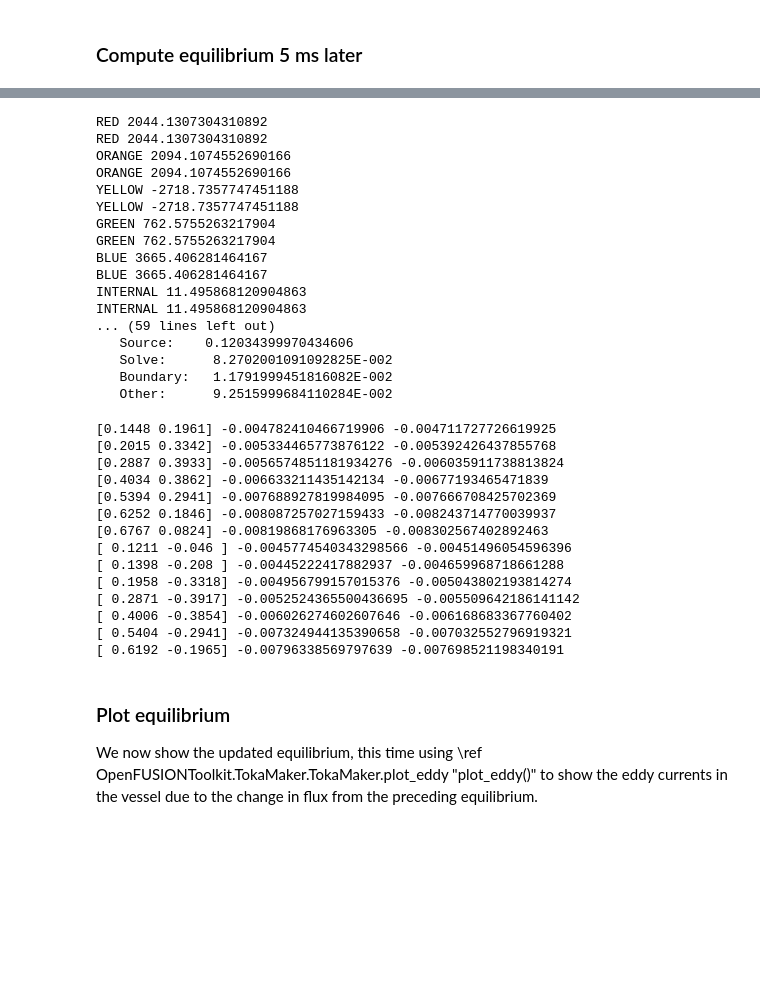
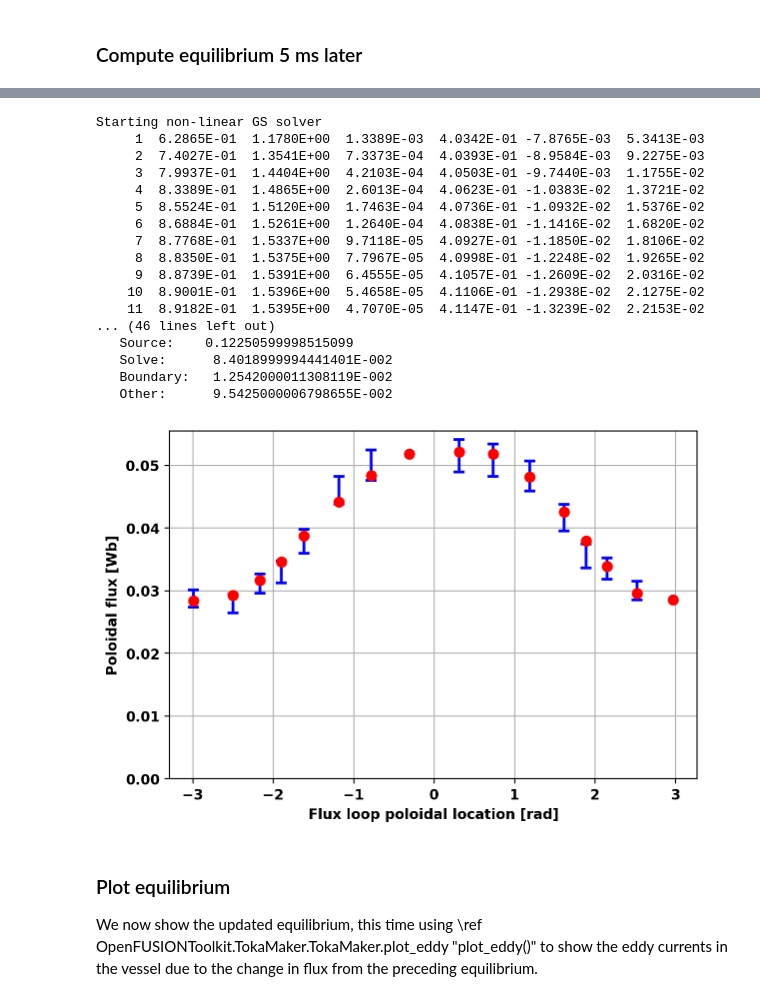
Before and after one commit to hansec/OpenFUSIONToolkit, a Jupyter notebook: src/examples/TokaMaker/LTX/LTX_recon_ex.ipynb, the cells around one changed output, grey strips where cells are left out. Cells and saved outputs as stored; diff of their text form; code cells hidden in the pictures; blank space fills up the shorter version.

Commit message:
Update coil fitting to include adjustable error bars

```diff
--- a/src/examples/TokaMaker/LTX/LTX_recon_ex.ipynb
+++ b/src/examples/TokaMaker/LTX/LTX_recon_ex.ipynb
@@ -217,7 +218,6 @@ coil_reg_weights[-1] = 1.E2
 for name, coil in mygs.coil_sets.items():
     if name[-1] == 'U' or name[-1] == 'L':
         name = name[:-1]
-    print(name,exp_data['coils'][name.lower()])
     coil_reg_targets[coil['id']] = -exp_data['coils'][name.lower()]
 
 # Pass regularization terms to TokaMaker
@@ -234,44 +234,40 @@ mygs.update_settings()
 # Compute initial equilibrium
 err_flag = mygs.solve()
 # %% [output]
-RED 2044.1307304310892
-RED 2044.1307304310892
-ORANGE 2094.1074552690166
-ORANGE 2094.1074552690166
-YELLOW -2718.7357747451188
-YELLOW -2718.7357747451188
-GREEN 762.5755263217904
-GREEN 762.5755263217904
-BLUE 3665.406281464167
-BLUE 3665.406281464167
-INTERNAL 11.495868120904863
-INTERNAL 11.495868120904863
-... (59 lines left out)
-   Source:    0.12034399970434606
-   Solve:      8.2702001091092825E-002
-   Boundary:   1.1791999451816082E-002
-   Other:      9.2515999684110284E-002
+Starting non-linear GS solver
+     1  6.2865E-01  1.1780E+00  1.3389E-03  4.0342E-01 -7.8765E-03  5.3413E-03
+     2  7.4027E-01  1.3541E+00  7.3373E-04  4.0393E-01 -8.9584E-03  9.2275E-03
+     3  7.9937E-01  1.4404E+00  4.2103E-04  4.0503E-01 -9.7440E-03  1.1755E-02
+     4  8.3389E-01  1.4865E+00  2.6013E-04  4.0623E-01 -1.0383E-02  1.3721E-02
+     5  8.5524E-01  1.5120E+00  1.7463E-04  4.0736E-01 -1.0932E-02  1.5376E-02
+     6  8.6884E-01  1.5261E+00  1.2640E-04  4.0838E-01 -1.1416E-02  1.6820E-02
+     7  8.7768E-01  1.5337E+00  9.7118E-05  4.0927E-01 -1.1850E-02  1.8106E-02
+     8  8.8350E-01  1.5375E+00  7.7967E-05  4.0998E-01 -1.2248E-02  1.9265E-02
+     9  8.8739E-01  1.5391E+00  6.4555E-05  4.1057E-01 -1.2609E-02  2.0316E-02
+    10  8.9001E-01  1.5396E+00  5.4658E-05  4.1106E-01 -1.2938E-02  2.1275E-02
+    11  8.9182E-01  1.5395E+00  4.7070E-05  4.1147E-01 -1.3239E-02  2.2153E-02
+... (46 lines left out)
+   Source:    0.12250599998515099
+   Solve:      8.4018999994441401E-002
+   Boundary:   1.2542000011308119E-002
+   Other:      9.5425000006798655E-002
 # %%
 field_eval = mygs.get_field_eval('PSI')
+fig, ax = plt.subplots(1,1,constrained_layout=True,figsize=(6,4))
 for floop in exp_data['floops']:
+    theta = np.arctan2(floop['loc'][1],floop['loc'][0]-0.42)
+    B_tmp = field_eval.eval(floop['loc'])
+    if floop['name'].startswith('CENTERSTACK'):
+        continue
     if floop.get('err_fac',1.0) > 0.0 and floop['val'] is not None:
-        B_tmp = field_eval.eval(floop['loc'])
-        print(floop['loc'],-floop['val']/2.0/np.pi,B_tmp[0])
+        ax.errorbar(theta,floop['val'],yerr=0.05*abs(B_tmp[0]*2.0*np.pi),color='b',capsize=4)
+    ax.plot(theta,-B_tmp[0]*2.0*np.pi,'ro')
+ax.set_ylim(bottom=0.0)
+ax.grid(True)
+ax.set_xlabel('Flux loop poloidal location [rad]')
+_ = ax.set_ylabel('Poloidal flux [Wb]')
 # %% [output]
-[0.1448 0.1961] -0.004782410466719906 -0.004711727726619925
-[0.2015 0.3342] -0.005334465773876122 -0.005392426437855768
-[0.2887 0.3933] -0.0056574851181934276 -0.006035911738813824
-[0.4034 0.3862] -0.006633211435142134 -0.00677193465471839
-[0.5394 0.2941] -0.007688927819984095 -0.007666708425702369
-[0.6252 0.1846] -0.008087257027159433 -0.008243714770039937
-[0.6767 0.0824] -0.00819868176963305 -0.008302567402892463
-[ 0.1211 -0.046 ] -0.0045774540343298566 -0.00451496054596396
-[ 0.1398 -0.208 ] -0.00445222417882937 -0.004659968718661288
-[ 0.1958 -0.3318] -0.004956799157015376 -0.005043802193814274
-[ 0.2871 -0.3917] -0.0052524365500436695 -0.005509642186141142
-[ 0.4006 -0.3854] -0.006026274602607646 -0.006168683367760402
-[ 0.5404 -0.2941] -0.007324944135390658 -0.007032552796919321
-[ 0.6192 -0.1965] -0.00796338569797639 -0.007698521198340191
+[figure, added]
 # %% [markdown]
 ### Plot equilibrium
 We now show the updated equilibrium, this time using \ref OpenFUSIONToolkit.TokaMaker.TokaMaker.plot_eddy "plot_eddy()" to show the eddy currents in the vessel due to the change in flux from the preceding equilibrium.
```
Also changed, not shown: parts of 15 cells of this notebook, 5 other files.
